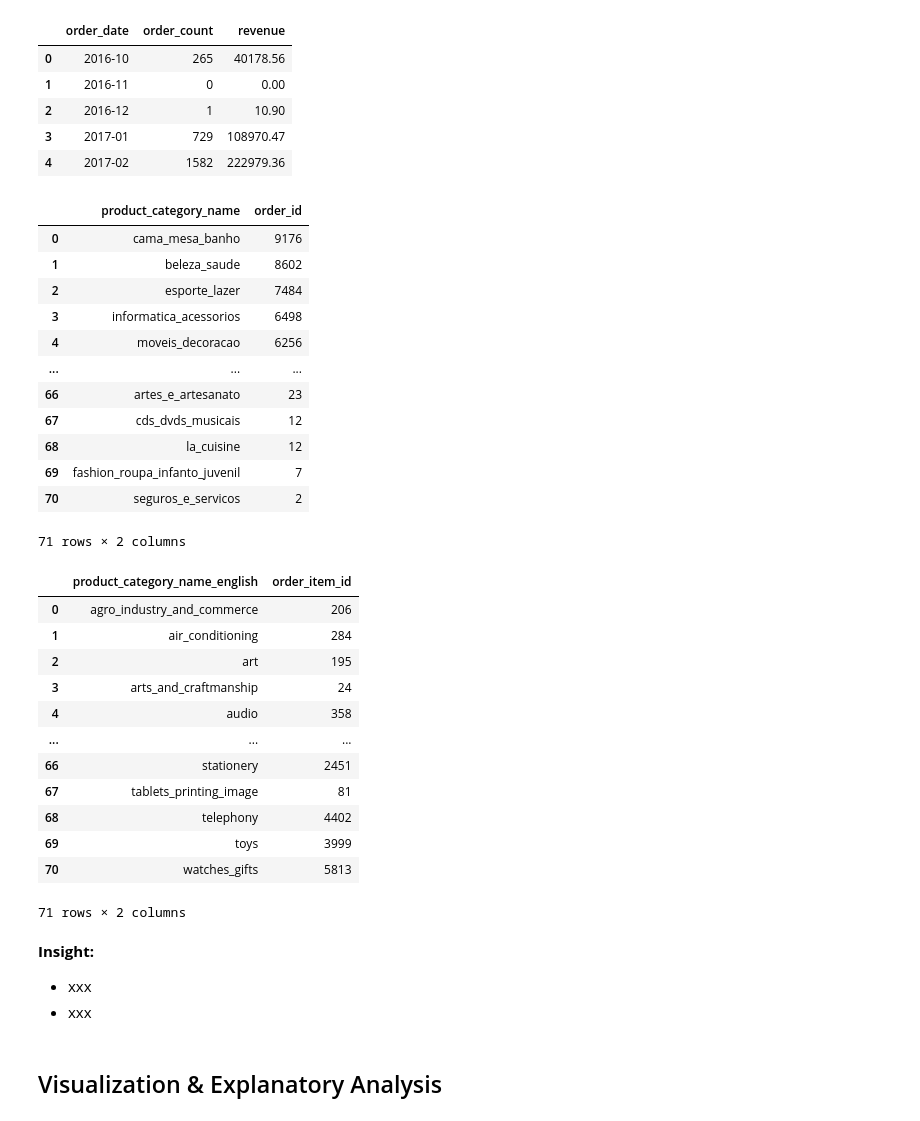
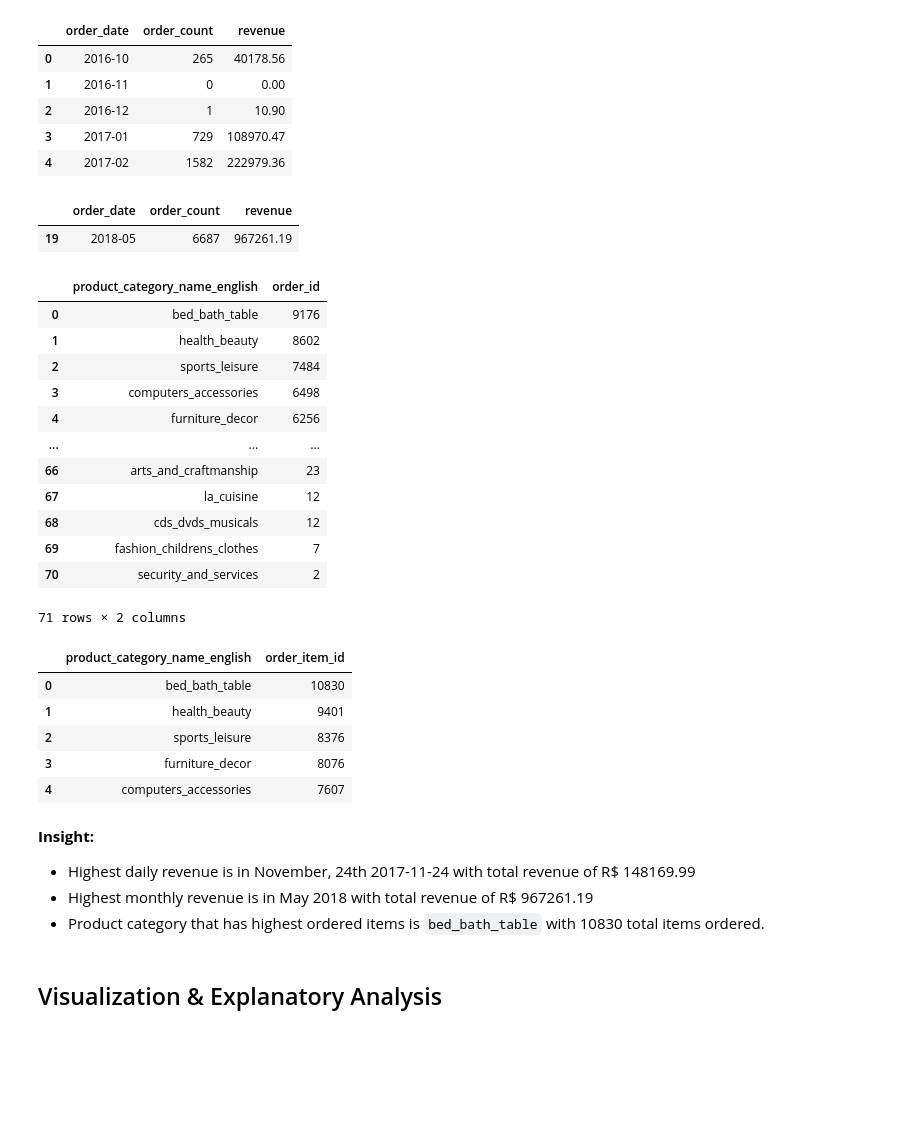
Before and after one commit to Habiburr0hman/dicoding_proyek_analisis_data, a Jupyter notebook: notebook.ipynb, the cells around one changed output. Saved outputs shown, nothing was run; the diff lists cells and outputs as text; code cells hidden in the pictures; blank space fills up the shorter version.

```diff
--- a/notebook.ipynb
+++ b/notebook.ipynb
@@ -45,12 +46,12 @@ After a customer purchases the product from Olist Store a seller gets notified t
 # %% [markdown]
 ![image.png](embedded-picture-1)
 # %%
-customers_df = pd.read_csv('customers_dataset.csv')
-sellers_df = pd.read_csv('sellers_dataset.csv')
-products_df = pd.read_csv('products_dataset.csv')
-pcnt_df = pd.read_csv('product_category_name_translation.csv')
-orders_df = pd.read_csv('orders_dataset.csv')
-order_items_df = pd.read_csv('order_items_dataset.csv')
-order_payments_df = pd.read_csv('order_payments_dataset.csv')
-order_reviews_df = pd.read_csv('order_reviews_dataset.csv')
-geolocation_df = pd.read_csv('geolocation_dataset.csv')
+customers_df = pd.read_csv('dataset/customers_dataset.csv')
+sellers_df = pd.read_csv('dataset/sellers_dataset.csv')
+products_df = pd.read_csv('dataset/products_dataset.csv')
+pcnt_df = pd.read_csv('dataset/product_category_name_translation.csv')
+orders_df = pd.read_csv('dataset/orders_dataset.csv')
+order_items_df = pd.read_csv('dataset/order_items_dataset.csv')
+order_payments_df = pd.read_csv('dataset/order_payments_dataset.csv')
+order_reviews_df = pd.read_csv('dataset/order_reviews_dataset.csv')
+geolocation_df = pd.read_csv('dataset/geolocation_dataset.csv')
@@ -381,6 +399,8 @@ memory usage: 35.4+ MB
 all_df['order_purchase_date'] = all_df['order_purchase_timestamp'].dt.date
 all_df['order_purchase_month'] = all_df['order_purchase_timestamp'].dt.to_period('M')
 all_df['order_purchase_year'] = all_df['order_purchase_timestamp'].dt.to_period('Y')
+
+all_df['order_purchase_date'] = pd.to_datetime(all_df['order_purchase_date'])
 # %%
 all_df.sort_values(['order_purchase_timestamp', 'order_id', 'order_item_id'], ascending=True, inplace=True)
 all_df.reset_index(inplace=True, drop=True)
@@ -623,45 +707,44 @@ monthly_order_df.head()
 | 2 | 2016-12 | 1 | 10.90 |
 | 3 | 2017-01 | 729 | 108970.47 |
 | 4 | 2017-02 | 1582 | 222979.36 |
+# %%
+monthly_order_df[monthly_order_df['revenue'] == max(monthly_order_df['revenue'])]
+# %% [output]
+|  | order_date | order_count | revenue |
+| 19 | 2018-05 | 6687 | 967261.19 |
 # %%
-order_by_product_category_df = all_df.groupby('product_category_name')['order_id'].nunique().sort_values(ascending=False).reset_index()
+order_by_product_category_df = all_df.groupby('product_category_name_english')['order_id'].nunique().sort_values(ascending=False).reset_index()
 order_by_product_category_df
 # %% [output]
-|  | product_category_name | order_id |
-| 0 | cama_mesa_banho | 9176 |
-| 1 | beleza_saude | 8602 |
-| 2 | esporte_lazer | 7484 |
-| 3 | informatica_acessorios | 6498 |
-| 4 | moveis_decoracao | 6256 |
+|  | product_category_name_english | order_id |
+| 0 | bed_bath_table | 9176 |
+| 1 | health_beauty | 8602 |
+| 2 | sports_leisure | 7484 |
+| 3 | computers_accessories | 6498 |
+| 4 | furniture_decor | 6256 |
 | ... | ... | ... |
-| 66 | artes_e_artesanato | 23 |
-| 67 | cds_dvds_musicais | 12 |
-| 68 | la_cuisine | 12 |
-| 69 | fashion_roupa_infanto_juvenil | 7 |
-| 70 | seguros_e_servicos | 2 |
+| 66 | arts_and_craftmanship | 23 |
+| 67 | la_cuisine | 12 |
+| 68 | cds_dvds_musicals | 12 |
+| 69 | fashion_childrens_clothes | 7 |
+| 70 | security_and_services | 2 |
 71 rows × 2 columns
 # %%
 sum_order_item_category_df = all_df_unique_order_item.groupby('product_category_name_english').agg({
     'order_item_id': 'count'
-}).reset_index()
-sum_order_item_category_df
+}).sort_values(by='order_item_id', ascending=False).reset_index()
+sum_order_item_category_df.head()
 # %% [output]
 |  | product_category_name_english | order_item_id |
-| 0 | agro_industry_and_commerce | 206 |
-| 1 | air_conditioning | 284 |
-| 2 | art | 195 |
-| 3 | arts_and_craftmanship | 24 |
-| 4 | audio | 358 |
-| ... | ... | ... |
-| 66 | stationery | 2451 |
-| 67 | tablets_printing_image | 81 |
-| 68 | telephony | 4402 |
-| 69 | toys | 3999 |
-| 70 | watches_gifts | 5813 |
+| 0 | bed_bath_table | 10830 |
+| 1 | health_beauty | 9401 |
+| 2 | sports_leisure | 8376 |
+| 3 | furniture_decor | 8076 |
+| 4 | computers_accessories | 7607 |
-71 rows × 2 columns
-# %% [markdown]
-**Insight:**
-- xxx
-- xxx
+# %% [markdown]
+**Insight:**
+- Highest daily revenue is in November, 24th 2017-11-24 with total revenue of R\$ 148169.99
+- Highest monthly revenue is in May 2018 with total revenue of R\$ 967261.19
+- Product category that has highest ordered items is `bed_bath_table` with 10830 total items ordered.
 # %% [markdown]
 ## Visualization & Explanatory Analysis
```
Also changed, not shown: parts of 46 cells of this notebook, 13 other files.
